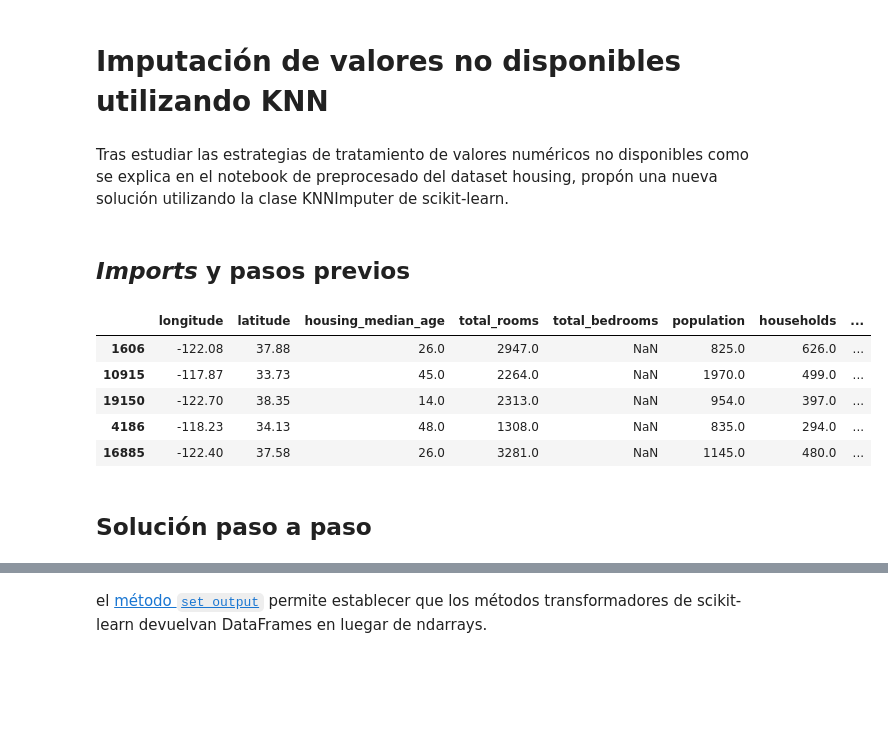
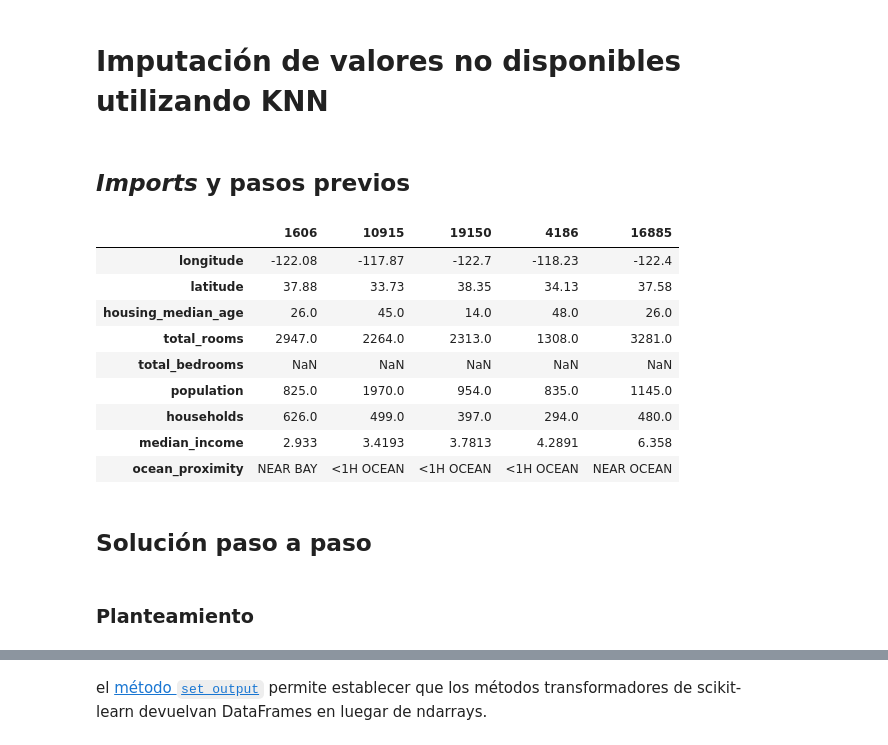
Before and after one commit to avidaldo/ia23, a Jupyter notebook: end2end/e2e05_knnimputer.ipynb, the cells around one changed output, grey strips where cells are left out. Saved outputs shown, nothing was run; the diff lists cells and outputs as text; code cells hidden in the pictures; blank space fills up the shorter version.

Commit message:
solución knnimputer actualizada

```diff
--- a/end2end/e2e05_knnimputer.ipynb
+++ b/end2end/e2e05_knnimputer.ipynb
@@ -1,7 +1,5 @@
 # %% [markdown]
 # Imputación de valores no disponibles utilizando KNN
-# %% [markdown]
-Tras estudiar las estrategias de tratamiento de valores numéricos no disponibles como se explica en el notebook de preprocesado del dataset housing, propón una nueva solución utilizando la clase KNNImputer de scikit-learn.
 # %% [markdown]
 ## *Imports* y pasos previos
 # %%
@@ -16,22 +14,28 @@ from sklearn.pipeline import make_pipeline
 # %%
 housing = pd.read_csv("./data/housing.csv")
 
 X_train, X_test, y_train, y_test = train_test_split(
     housing.drop(columns="median_house_value"), # features
     housing["median_house_value"], # target
     stratify=pd.cut(housing["median_income"], bins=[0., 1.5, 3.0, 4.5, 6., np.inf], labels=[1, 2, 3, 4, 5]),
     test_size=0.2, random_state=42
     )
 
 
 null_rows_idx = X_train.isnull().any(axis=1) # índices de las filas con valores nulos
-X_train.loc[null_rows_idx].head() # visualizamos las primeras filas con valores nulos
+X_train.loc[null_rows_idx].head().T # visualizamos las primeras filas con valores nulos
 # %% [output]
-|  | longitude | latitude | housing_median_age | total_rooms | total_bedrooms | population | households | ... |
-| 1606 | -122.08 | 37.88 | 26.0 | 2947.0 | NaN | 825.0 | 626.0 | ... |
-| 10915 | -117.87 | 33.73 | 45.0 | 2264.0 | NaN | 1970.0 | 499.0 | ... |
-| 19150 | -122.70 | 38.35 | 14.0 | 2313.0 | NaN | 954.0 | 397.0 | ... |
-| 4186 | -118.23 | 34.13 | 48.0 | 1308.0 | NaN | 835.0 | 294.0 | ... |
-| 16885 | -122.40 | 37.58 | 26.0 | 3281.0 | NaN | 1145.0 | 480.0 | ... |
+|  | 1606 | 10915 | 19150 | 4186 | 16885 |
+| longitude | -122.08 | -117.87 | -122.7 | -118.23 | -122.4 |
+| latitude | 37.88 | 33.73 | 38.35 | 34.13 | 37.58 |
+| housing_median_age | 26.0 | 45.0 | 14.0 | 48.0 | 26.0 |
+| total_rooms | 2947.0 | 2264.0 | 2313.0 | 1308.0 | 3281.0 |
+| total_bedrooms | NaN | NaN | NaN | NaN | NaN |
+| population | 825.0 | 1970.0 | 954.0 | 835.0 | 1145.0 |
+| households | 626.0 | 499.0 | 397.0 | 294.0 | 480.0 |
+| median_income | 2.933 | 3.4193 | 3.7813 | 4.2891 | 6.358 |
+| ocean_proximity | NEAR BAY | <1H OCEAN | <1H OCEAN | <1H OCEAN | NEAR OCEAN |
 # %% [markdown]
 ## Solución paso a paso
+# %% [markdown]
+### Planteamiento
```
Also changed, not shown: parts of 47 cells of this notebook, 1 other file.
